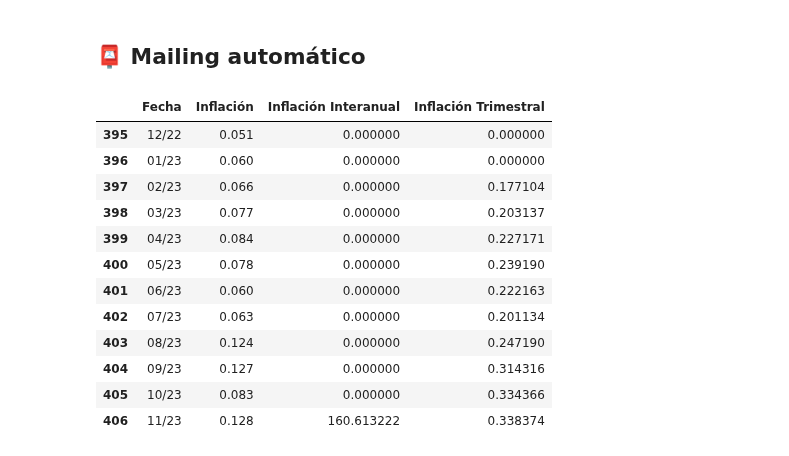
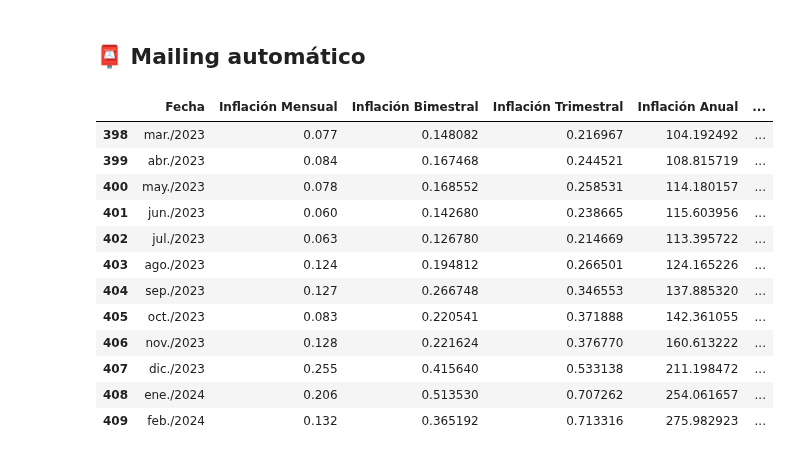
Before and after one commit to mauroemartinez/RPA-exchange-rate-scrapping-automatic-mailing, a Jupyter notebook: RPA_Tipos_de_Cambio_Mailing.ipynb, the cells around one changed output. Drawn from its saved outputs; the diff is of its cells as text; code cells hidden in the pictures.

```diff
--- a/RPA_Tipos_de_Cambio_Mailing.ipynb
+++ b/RPA_Tipos_de_Cambio_Mailing.ipynb
@@ -355,14 +350,14 @@ display(tasas)
 # %%
 # Obtenemos la inflación mucho más rápido mediante api que mediante scraping
-base_url = "https://api.estadisticasbcra.com/"
-token = string_de_tu_token_gratuito
+bcra_api_url = "https://api.estadisticasbcra.com/"
+token = "string_que_se_consigue_de_la_web_gratis"
 consulta = "inflacion_mensual_oficial"
-url = base_url + consulta
+url = bcra_api_url + consulta
 headers = {"Authorization": f"BEARER {token}"}
 response = requests.get(url, headers=headers).json()
 inflacion_df = pd.json_normalize(response)
 
-inflacion_df.columns = ["Fecha", "Inflación"]
-inflacion_df["Fecha"] = pd.to_datetime(inflacion_df["Fecha"], format="%Y-%m-%d").dt.strftime("%m/%y")
+inflacion_df.columns = ["Fecha", "Inflación Mensual"]
+inflacion_df["Fecha"] = pd.to_datetime(inflacion_df["Fecha"], format="%Y-%m-%d")
 inflacion_df
 # %% [output]
@@ -649,6 +841,10 @@ plt.savefig(graficos_jpg)
 # %%
+# Para que los meses aparezcan en español
+locale.setlocale(locale.LC_TIME, 'es_ES.utf8')
+
 # Crear un subplot con tres gráficos verticales
 fig, axes = plt.subplots(3, 1, figsize=(10, 14), sharex=True)
+inflacion_df["Fecha"] = pd.to_datetime(inflacion_df["Fecha"], format="%d/%m/%Y").dt.strftime("%b/%Y")
 
 fig.suptitle(
     f"Evolución de la Inflación Argentina en los últimos {meses_ocho_años} meses",
@@ -659,7 +855,7 @@ fig.suptitle(
 # Gráfico inflación mensual NO ACUMULADA
 sns.lineplot(
     x="Fecha",
-    y="Inflación",
+    y="Inflación Mensual",
     data=inflacion_df,
     color="darkred",
     marker='o',
@@ -889,52 +963,32 @@ plt.show()
 ## 📮 Mailing automático
 # %%
 # Tomamos sólo los últimos 12 meses para ver la interanual y
-inflacion_df = inflacion_df[["Fecha", "Inflación"]].tail(12).copy()
-inflacion_df["Fecha"] = pd.to_datetime(inflacion_df["Fecha"], format="%m/%y").dt.strftime("%m/%y")
-
-# Calcula la inflación interanual
-inflacion_df["Inflación Interanual"] = (
-  (inflacion_df["Inflación"] / 100 + 1)
-  .rolling(window=12, min_periods=12)
-  .apply(np.prod, raw=True)
-  - 1
-) * 100
+inflacion_df = inflacion_df.tail(12).copy()
 
 # Tomamos el último valor de inflación interanual, para informar en el cuerpo del mail
-inflacion_interanual = inflacion_df["Inflación Interanual"].iloc[-1]
+inflacion_interanual = inflacion_df["Inflación Anual"].iloc[-1]
 inflacion_interanual =  "{0:,.2f}%".format(inflacion_interanual)
 
-inflacion_df["Inflación"] = inflacion_df["Inflación"] / 100
-
-# Inflación en ventanas de tres meses
-inflacion_df["Inflación Trimestral"] = (
-    (inflacion_df["Inflación"] / 100 + 1)
-    .rolling(window=3) # Trimestral
-    .apply(np.prod, raw=True)
-    - 1
-) * 100
-
-# Cambiar a tipo string y rellenar los nan con -
-inflacion_df["Inflación Interanual"].fillna(0, inplace=True)
-inflacion_df["Inflación Trimestral"].fillna(0, inplace=True)
-
+inflacion_df["Inflación Mensual"] = inflacion_df["Inflación Mensual"] / 100
+inflacion_df["Inflación Bimestral"] = inflacion_df["Inflación Bimestral"] / 100
+inflacion_df["Inflación Trimestral"] = inflacion_df["Inflación Trimestral"] / 100
 
 # Imprimir tabla con formato en porcentaje
 inflacion_df
 # %% [output]
-|  | Fecha | Inflación | Inflación Interanual | Inflación Trimestral |
-| 395 | 12/22 | 0.051 | 0.000000 | 0.000000 |
-| 396 | 01/23 | 0.060 | 0.000000 | 0.000000 |
-| 397 | 02/23 | 0.066 | 0.000000 | 0.177104 |
-| 398 | 03/23 | 0.077 | 0.000000 | 0.203137 |
-| 399 | 04/23 | 0.084 | 0.000000 | 0.227171 |
-| 400 | 05/23 | 0.078 | 0.000000 | 0.239190 |
-| 401 | 06/23 | 0.060 | 0.000000 | 0.222163 |
-| 402 | 07/23 | 0.063 | 0.000000 | 0.201134 |
-| 403 | 08/23 | 0.124 | 0.000000 | 0.247190 |
-| 404 | 09/23 | 0.127 | 0.000000 | 0.314316 |
-| 405 | 10/23 | 0.083 | 0.000000 | 0.334366 |
-| 406 | 11/23 | 0.128 | 160.613222 | 0.338374 |
+|  | Fecha | Inflación Mensual | Inflación Bimestral | Inflación Trimestral | Inflación Anual | ... |
+| 398 | mar./2023 | 0.077 | 0.148082 | 0.216967 | 104.192492 | ... |
+| 399 | abr./2023 | 0.084 | 0.167468 | 0.244521 | 108.815719 | ... |
+| 400 | may./2023 | 0.078 | 0.168552 | 0.258531 | 114.180157 | ... |
+| 401 | jun./2023 | 0.060 | 0.142680 | 0.238665 | 115.603956 | ... |
+| 402 | jul./2023 | 0.063 | 0.126780 | 0.214669 | 113.395722 | ... |
+| 403 | ago./2023 | 0.124 | 0.194812 | 0.266501 | 124.165226 | ... |
+| 404 | sep./2023 | 0.127 | 0.266748 | 0.346553 | 137.885320 | ... |
+| 405 | oct./2023 | 0.083 | 0.220541 | 0.371888 | 142.361055 | ... |
+| 406 | nov./2023 | 0.128 | 0.221624 | 0.376770 | 160.613222 | ... |
+| 407 | dic./2023 | 0.255 | 0.415640 | 0.533138 | 211.198472 | ... |
+| 408 | ene./2024 | 0.206 | 0.513530 | 0.707262 | 254.061657 | ... |
+| 409 | feb./2024 | 0.132 | 0.365192 | 0.713316 | 275.982923 | ... |
 # %%
 # Declaración de variables, para que funcione tu contraseña de gmail, tenés que tener una contraseña para app
 # si no tenés, se crea en esta página myaccount.google.com
```
Also changed, not shown: parts of 20 cells of this notebook.
